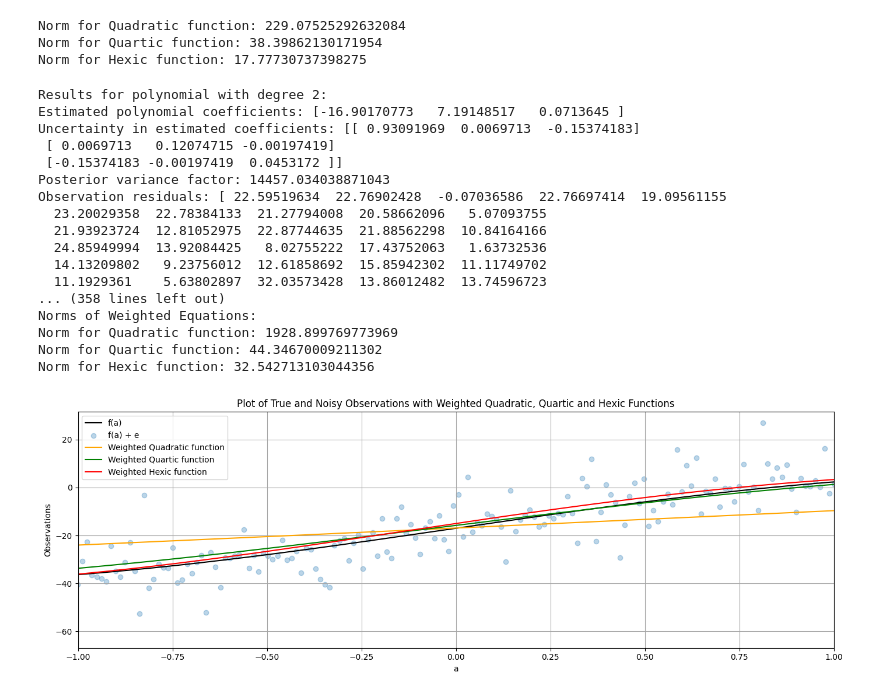
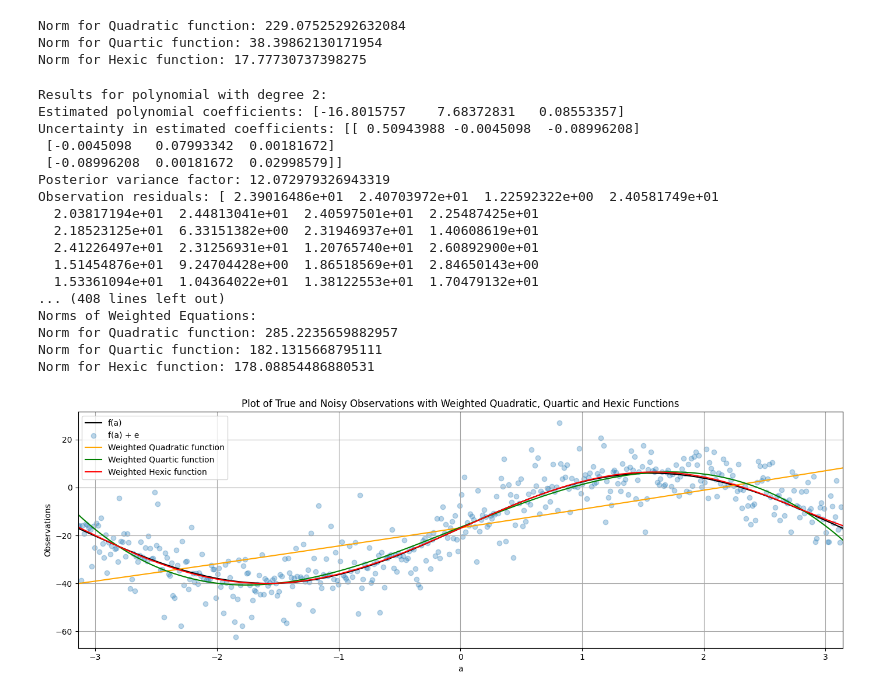
Before and after one commit to Nancy-On/ENGG680_2025_Fall, a Jupyter notebook: Lab_Assignment1_Group10/StudentGradeManagementSystem.ipynb, the cells around one changed output. Drawn from its saved outputs; the diff is of its cells as text; code cells hidden in the pictures.

```diff
--- a/Lab_Assignment1_Group10/StudentGradeManagementSystem.ipynb
+++ b/Lab_Assignment1_Group10/StudentGradeManagementSystem.ipynb
@@ -816,14 +816,12 @@ def fit_polynomial_curve(a: np.ndarray, l: np.ndarray, P: np.ndarray, deg: int)
     v = l - (A @ x)
 
     #Computing posterior variance factor
-    n = len(l)
     degrees_of_freedom = n-(deg+1)
     apv = (v.T @ P @ v)/ degrees_of_freedom
 
     #Computing the covariance of estimated coefficients
     cov_x = apv * np.linalg.inv(ATPA)
 
-
     return (x, cov_x, apv, v)
 # %%
 # step 6
@@ -948,7 +946,7 @@ Norm for Hexic function: 17.77730737398275
 # now, let's define the P matrix with the proper weights of observation
 # use the variance of observation l_var, define P matrix
 # (1 mark)
-P = np.diag(l_var)
+P = np.diag(1.0/l_var)
 # %%
 # step 13
 # repeat the steps 6-10, using the proper P matrix
@@ -989,57 +987,56 @@ ax.set_xlabel ("a")
 ax.set_ylabel ("Observations")
 ax.set_title ("Plot of True and Noisy Observations with Weighted Quadratic, Quartic and Hexic Functions")
 ax.legend (loc='best')
-ax.set_xlim (-1,1)
+ax.set_xlim (a.min(), a.max())
 
 
 ax.grid(True, which='both',ls='-',color='0.65')
 
 fig.tight_layout()
 
 
 
 #Step 9: Printing the a posterier variance factor for each polynomial function created with weight matrix P
 print("Posterior Variance Factor for Each Polynomial:")
 for deg in degree:
     print(f"Posterior variance factor for degree {deg} = {results[deg]['apv']}")
 print()
 
 
 #computing and printing norm for functions
 print ("Norms of Weighted Equations:")
 v2 = results [2]['v']
 v4 = results [4]['v']
 v6 = results [6]['v']
 
-norm_quadratic = np.sqrt (v.T @ P @ v2)
+
+norm_quadratic = np.linalg.norm(v2)
 print(f"Norm for Quadratic function: {norm_quadratic}")
 
-
-norm_quadratic = np.sqrt (v.T @ P @ v4)
+norm_quartic = np.linalg.norm(v4)
 print(f"Norm for Quartic function: {norm_quartic}")
 
-
-norm_quadratic = np.sqrt (v.T @ P @ v6)
+norm_hexic = np.linalg.norm(v6)
 print(f"Norm for Hexic function: {norm_hexic}")
 # %% [output]
 Results for polynomial with degree 2:
-Estimated polynomial coefficients: [-16.90170773   7.19148517   0.0713645 ]
-Uncertainty in estimated coefficients: [[ 0.93091969  0.0069713  -0.15374183]
- [ 0.0069713   0.12074715 -0.00197419]
- [-0.15374183 -0.00197419  0.0453172 ]]
-Posterior variance factor: 14457.034038871043
-Observation residuals: [ 22.59519634  22.76902428  -0.07036586  22.76697414  19.09561155
-  23.20029358  22.78384133  21.27794008  20.58662096   5.07093755
-  21.93923724  12.81052975  22.87744635  21.88562298  10.84164166
-  24.85949994  13.92084425   8.02755222  17.43752063   1.63732536
-  14.13209802   9.23756012  12.61858692  15.85942302  11.11749702
-  11.1929361    5.63802897  32.03573428  13.86012482  13.74596723
-... (358 lines left out)
+Estimated polynomial coefficients: [-16.8015757    7.68372831   0.08553357]
+Uncertainty in estimated coefficients: [[ 0.50943988 -0.0045098  -0.08996208]
+ [-0.0045098   0.07993342  0.00181672]
+ [-0.08996208  0.00181672  0.02998579]]
+Posterior variance factor: 12.072979326943319
+Observation residuals: [ 2.39016486e+01  2.40703972e+01  1.22592322e+00  2.40581749e+01
+  2.03817194e+01  2.44813041e+01  2.40597501e+01  2.25487425e+01
+  2.18523125e+01  6.33151382e+00  2.31946937e+01  1.40608619e+01
+  2.41226497e+01  2.31256931e+01  1.20765740e+01  2.60892900e+01
+  1.51454876e+01  9.24704428e+00  1.86518569e+01  2.84650143e+00
+  1.53361094e+01  1.04364022e+01  1.38122553e+01  1.70479132e+01
+... (408 lines left out)
 Norms of Weighted Equations:
-Norm for Quadratic function: 1928.899769773969
-Norm for Quartic function: 44.34670009211302
-Norm for Hexic function: 32.542713103044356
+Norm for Quadratic function: 285.2235659882957
+Norm for Quartic function: 182.1315668795111
+Norm for Hexic function: 178.08854486880531
-[figure, old version]
+[figure, new version]
 # %%
 # step 14
 # Compare the results of a posterier variance factor and norm from unweighted LSE and weighted LSE, what phenomena do you observe? Explain this phenomena.
```
Also changed, not shown: parts of 1 cell of this notebook.
